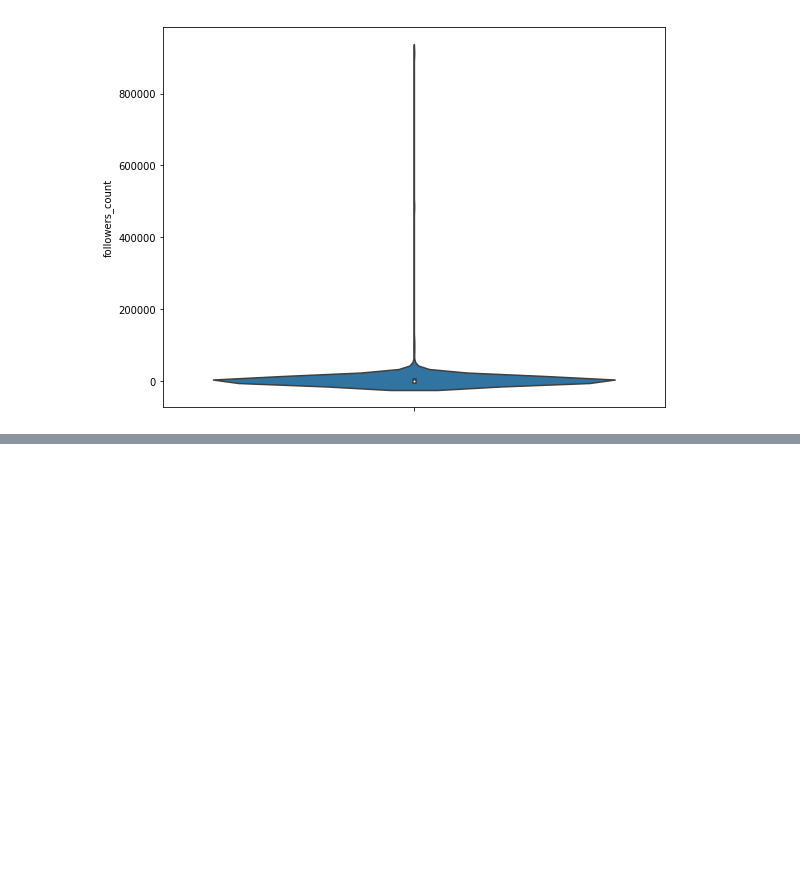
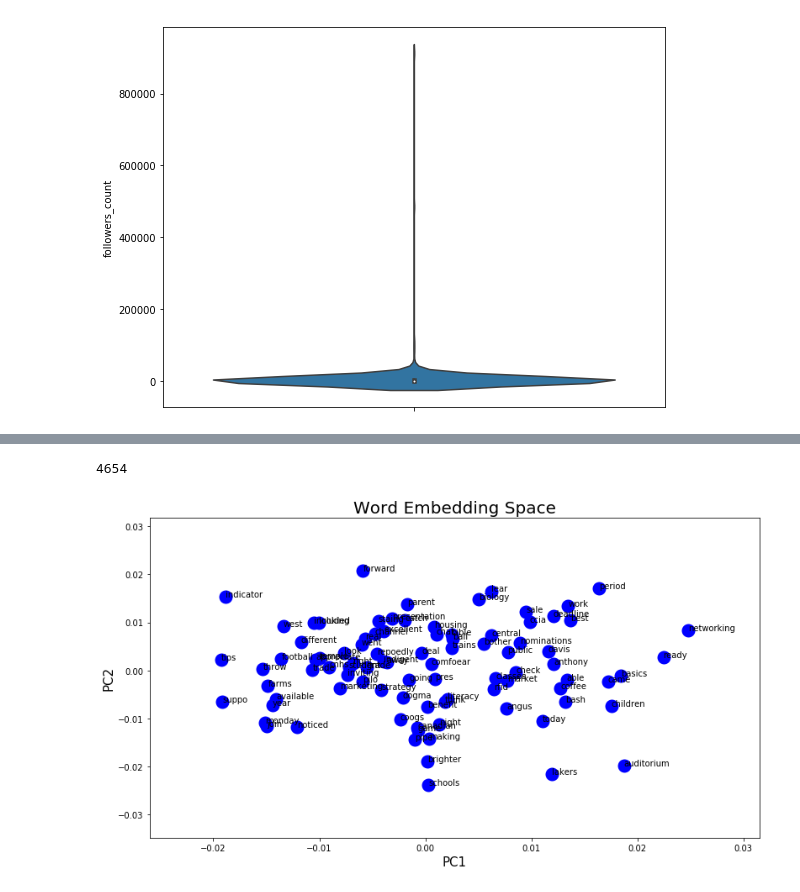
Before and after one commit to revanth802/CMPE-255-FA2020-Team6, a Jupyter notebook: Notebook.ipynb, the cells around one changed output, grey strips where cells are left out. Cells and saved outputs as stored; diff of their text form; code cells hidden in the pictures; blank space fills up the shorter version.

Commit message:
word2vec embeddings added
Visualization

```diff
--- a/Notebook.ipynb
+++ b/Notebook.ipynb
@@ -406,0 +461,5 @@ sns.violinplot( ax = ax, y = covid_timeline_cleaned_df["followers_count"] )
+# %%
+word2vec_embeddings(precovid_cleaned_df)
+# %% [output]
+4654
+[figure, added]
```
Also changed, not shown: parts of 10 cells of this notebook, 1 other file.
